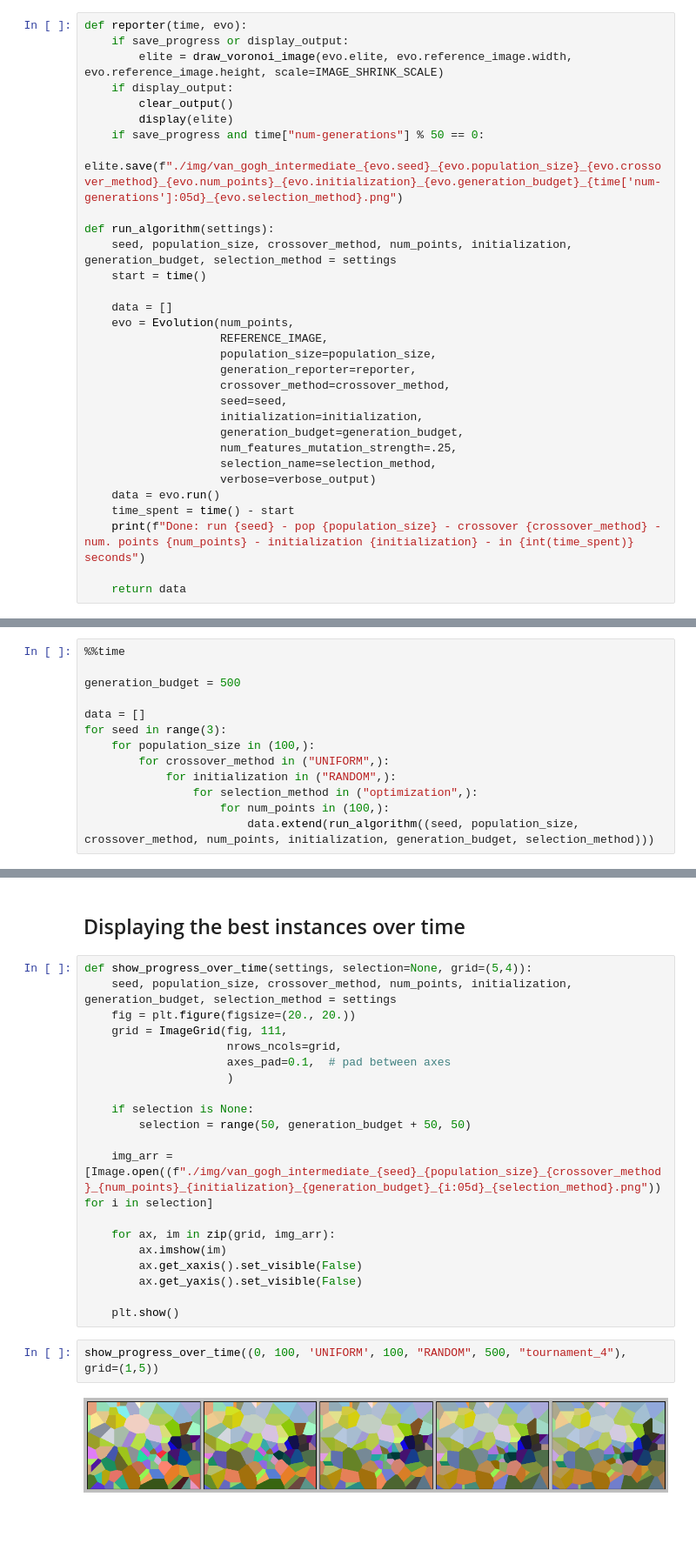
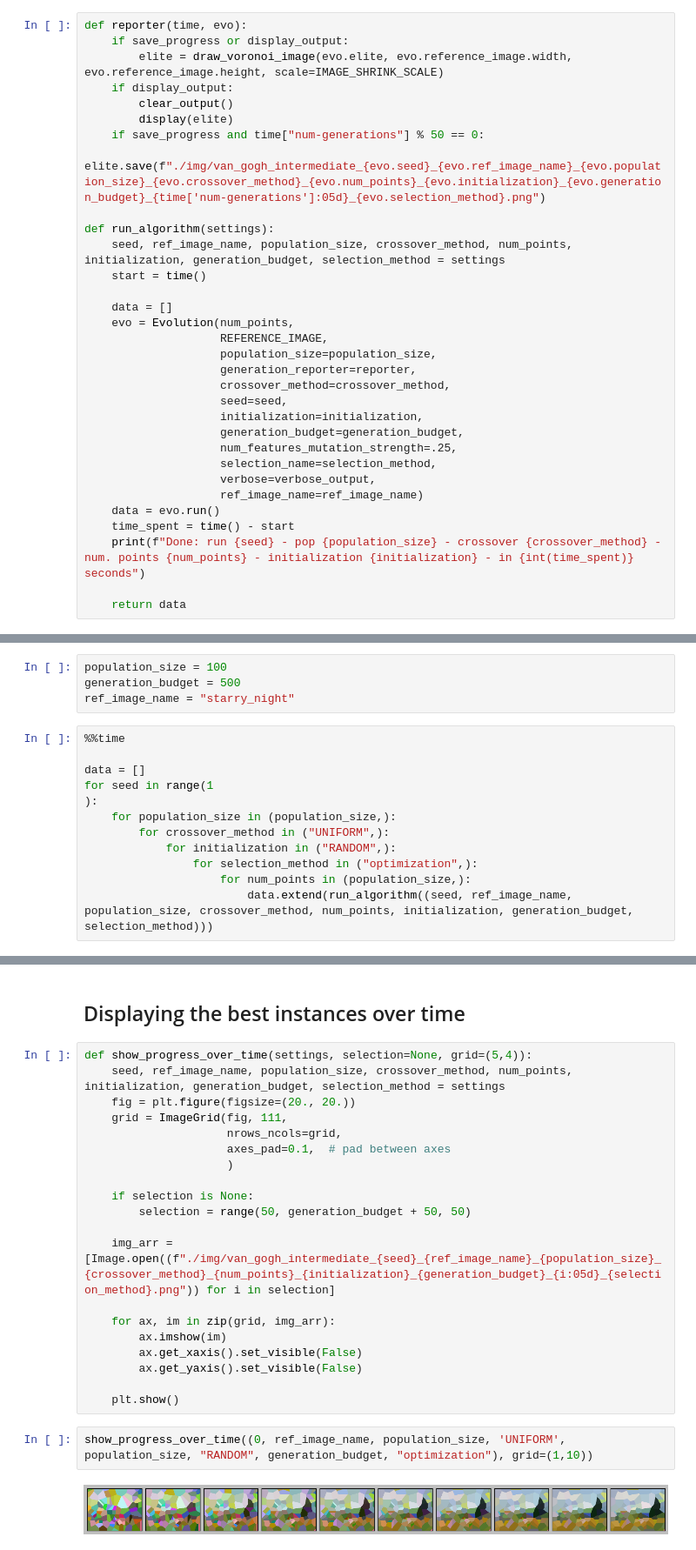
Before and after one commit to JorisWeeda/Evolutionary-Algorithm-Van-Gogh, a Jupyter notebook: analysis.ipynb, the cells around one changed output, grey strips where cells are left out. Shown: that part at 87% size. Saved outputs shown, nothing was run; the diff lists cells and outputs as text; blank space fills up the shorter version.

Commit message:
Added option to select image

```diff
--- a/analysis.ipynb
+++ b/analysis.ipynb
@@ -33,10 +33,10 @@ def reporter(time, evo):
         clear_output()
         display(elite)
     if save_progress and time["num-generations"] % 50 == 0:
-        elite.save(f"./img/van_gogh_intermediate_{evo.seed}_{evo.population_size}_{evo.crossover_method}_{evo.num_points}_{evo.initialization}_{evo.generation_budget}_{time['num-generations']:05d}_{evo.selection_method}.png")
+        elite.save(f"./img/van_gogh_intermediate_{evo.seed}_{evo.ref_image_name}_{evo.population_size}_{evo.crossover_method}_{evo.num_points}_{evo.initialization}_{evo.generation_budget}_{time['num-generations']:05d}_{evo.selection_method}.png")
 
 def run_algorithm(settings):
-    seed, population_size, crossover_method, num_points, initialization, generation_budget, selection_method = settings
+    seed, ref_image_name, population_size, crossover_method, num_points, initialization, generation_budget, selection_method = settings
     start = time()
 
     data = []
@@ -50,7 +50,8 @@ def run_algorithm(settings):
                     generation_budget=generation_budget,
                     num_features_mutation_strength=.25,
                     selection_name=selection_method,
-                    verbose=verbose_output)
+                    verbose=verbose_output,
+                    ref_image_name=ref_image_name)
     data = evo.run()
     time_spent = time() - start
     print(f"Done: run {seed} - pop {population_size} - crossover {crossover_method} - num. points {num_points} - initialization {initialization} - in {int(time_spent)} seconds")
@@ -63,19 +64,22 @@ def run_algorithm(settings):
 # data = run_algorithm((0, 100, "UNIFORM", 100, 'RANDOM', 500))
 # %% [markdown]
 ## Running a sweep of settings
+# %%
+population_size = 100
+generation_budget = 500
+ref_image_name = "starry_night"
 # %%
 %%time
 
-generation_budget = 500
-
 data = []
-for seed in range(3):
-    for population_size in (100,):
+for seed in range(1
+):
+    for population_size in (population_size,):
         for crossover_method in ("UNIFORM",):
             for initialization in ("RANDOM",):
                 for selection_method in ("optimization",):
-                    for num_points in (100,):
-                        data.extend(run_algorithm((seed, population_size, crossover_method, num_points, initialization, generation_budget, selection_method)))
+                    for num_points in (population_size,):
+                        data.extend(run_algorithm((seed, ref_image_name, population_size, crossover_method, num_points, initialization, generation_budget, selection_method)))
 # %% [output]
 Best current method: stochastic_universal_sampling, Diversity=3.963826478377037, Quality=0.5997234537003903, Combined Criterion=3.963826478377037
 generation: 1 best fitness: 177857 avg. fitness: 205257.33
@@ -105,7 +109,7 @@ df["time-elapsed"] = df["time-elapsed"].round(0)
 ## Displaying the best instances over time
 # %%
 def show_progress_over_time(settings, selection=None, grid=(5,4)):
-    seed, population_size, crossover_method, num_points, initialization, generation_budget, selection_method = settings
+    seed, ref_image_name, population_size, crossover_method, num_points, initialization, generation_budget, selection_method = settings
     fig = plt.figure(figsize=(20., 20.))
     grid = ImageGrid(fig, 111,
                      nrows_ncols=grid,
@@ -115,7 +119,7 @@ def show_progress_over_time(settings, selection=None, grid=(5,4)):
     if selection is None:
         selection = range(50, generation_budget + 50, 50)
 
-    img_arr = [Image.open((f"./img/van_gogh_intermediate_{seed}_{population_size}_{crossover_method}_{num_points}_{initialization}_{generation_budget}_{i:05d}_{selection_method}.png")) for i in selection]
+    img_arr = [Image.open((f"./img/van_gogh_intermediate_{seed}_{ref_image_name}_{population_size}_{crossover_method}_{num_points}_{initialization}_{generation_budget}_{i:05d}_{selection_method}.png")) for i in selection]
 
     for ax, im in zip(grid, img_arr):
         ax.imshow(im)
@@ -124,9 +128,9 @@ def show_progress_over_time(settings, selection=None, grid=(5,4)):
 
     plt.show()
 # %%
-show_progress_over_time((0, 100, 'UNIFORM', 100, "RANDOM", 500, "tournament_4"), grid=(1,5))
+show_progress_over_time((0, ref_image_name, population_size, 'UNIFORM', population_size, "RANDOM", generation_budget, "optimization"), grid=(1,10))
 # %% [output]
-[figure, old version]
+[figure, new version]
 # %%
 df = pd.DataFrame(data)
 
```
Also changed, not shown: parts of 2 cells of this notebook, 5 other files.
